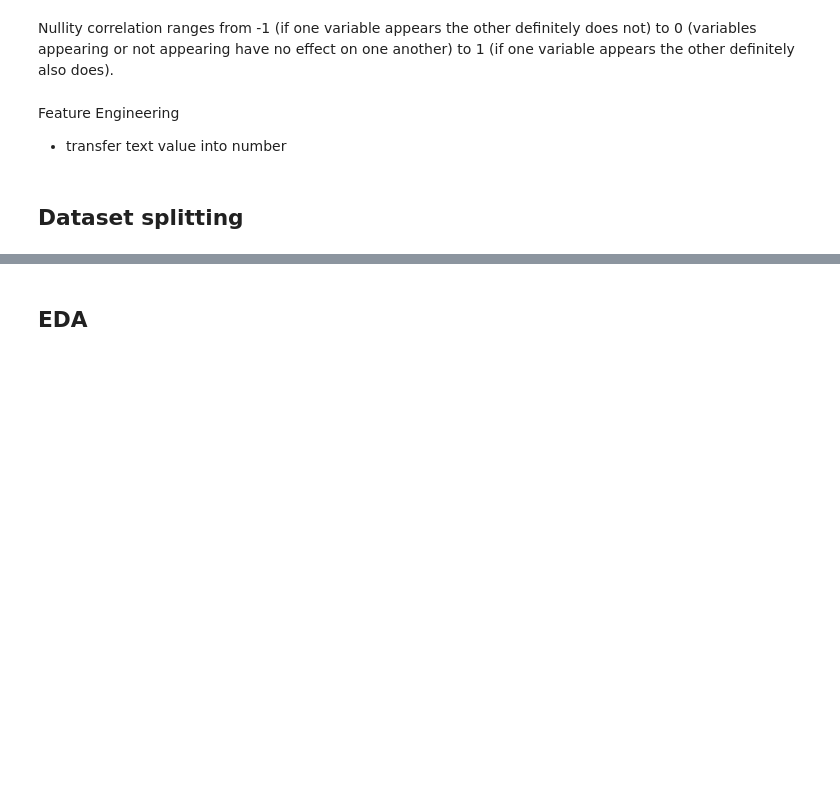
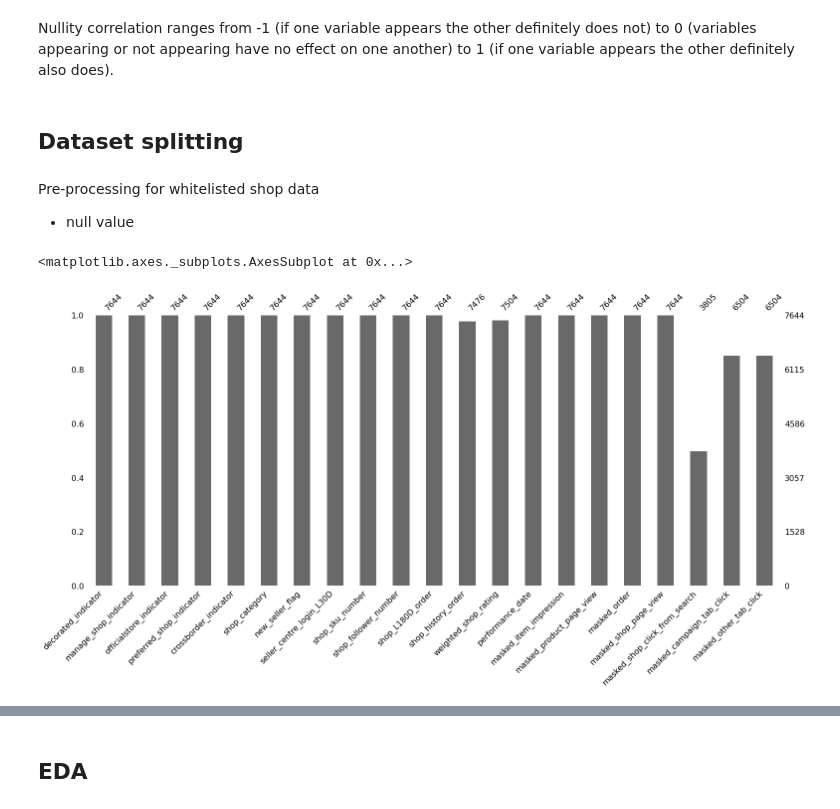
Before and after one commit to Team-gdkOvO-Final-Year-Project/gkdOvO, a Jupyter notebook: Model/EDA.ipynb, the cells around one changed output, grey strips where cells are left out. Drawn from its saved outputs; the diff is of its cells as text; code cells hidden in the pictures; blank space fills up the shorter version.

```diff
--- a/Model/EDA.ipynb
+++ b/Model/EDA.ipynb
@@ -32,6 +117,3 @@ msno.heatmap(data)
 [figure]
 # %% [markdown]
 Nullity correlation ranges from -1 (if one variable appears the other definitely does not) to 0 (variables appearing or not appearing have no effect on one another) to 1 (if one variable appears the other definitely also does).
-# %% [markdown]
-Feature Engineering
-- transfer text value into number
@@ -65,3 +125,11 @@ data['shop_category'] = np.where(data['shop_category']== 'Home & Living', 0,
 # %%
 whitelist = data[data['decorated_indicator'] == 1]
 non_whitelist = data[data['decorated_indicator'] == 0]
+# %% [markdown]
+Pre-processing for whitelisted shop data
+- null value
+# %%
+msno.bar(whitelist)
+# %% [output]
+<matplotlib.axes._subplots.AxesSubplot at 0x...>
+[figure, added]
```
Also changed, not shown: parts of 30 cells of this notebook, 1 other file.
